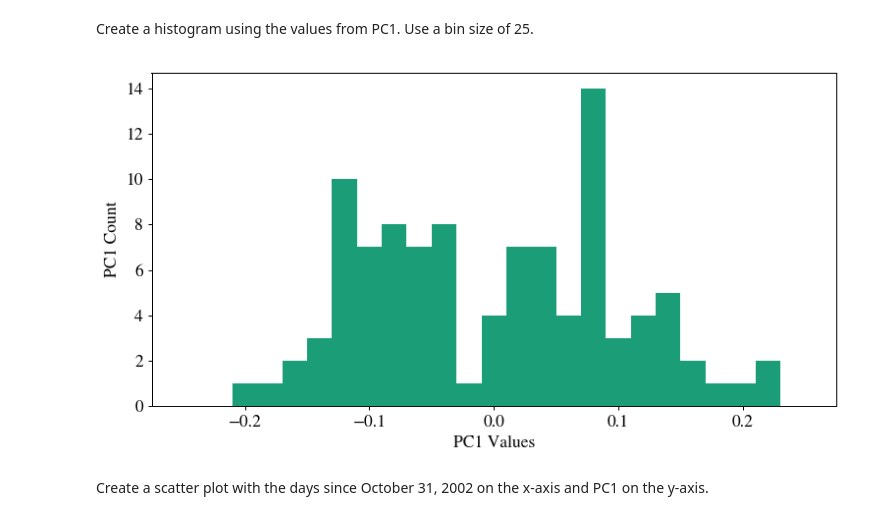
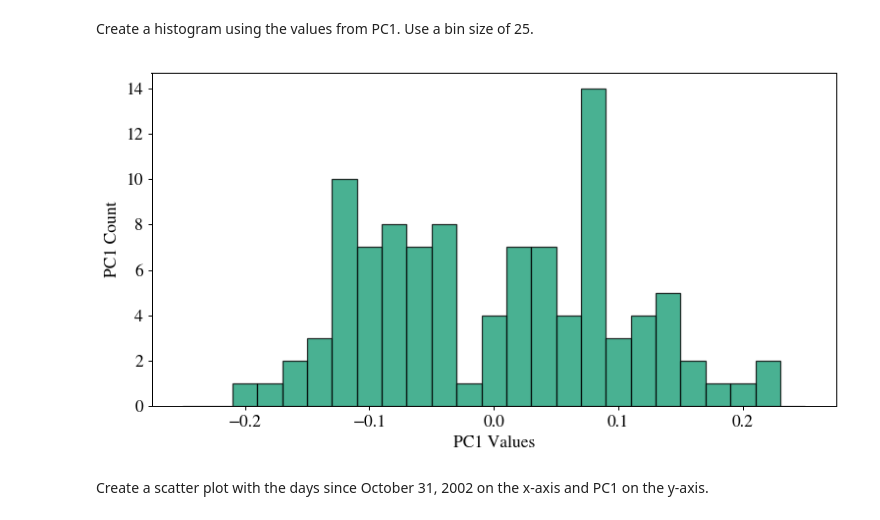
Before and after one commit to ademyanchuk/2014, a Jupyter notebook: homework/HW2.ipynb, the cells around one changed output. Saved outputs shown, nothing was run; the diff lists cells and outputs as text; code cells hidden in the pictures.

```diff
--- a/homework/HW2.ipynb
+++ b/homework/HW2.ipynb
@@ -279,12 +283,12 @@ True
 # %% [markdown]
 Create a histogram using the values from PC1.  Use a bin size of 25.
 # %%
-plt.hist(V[:,:1], bins=25, range=(-.25,.25))
+plt.hist(V[:,:1], bins=25, range=(-.25,.25), alpha=0.8, ec='black')
 plt.xlabel('PC1 Values')
 plt.ylabel('PC1 Count')
 plt.show()
 # %% [output]
-[figure, old version]
+[figure, new version]
 # %% [markdown]
 Create a scatter plot with the days since October 31, 2002 on the x-axis and PC1 on the y-axis.
 # %%
```
Also changed, not shown: parts of 33 cells of this notebook, 1 other file.
